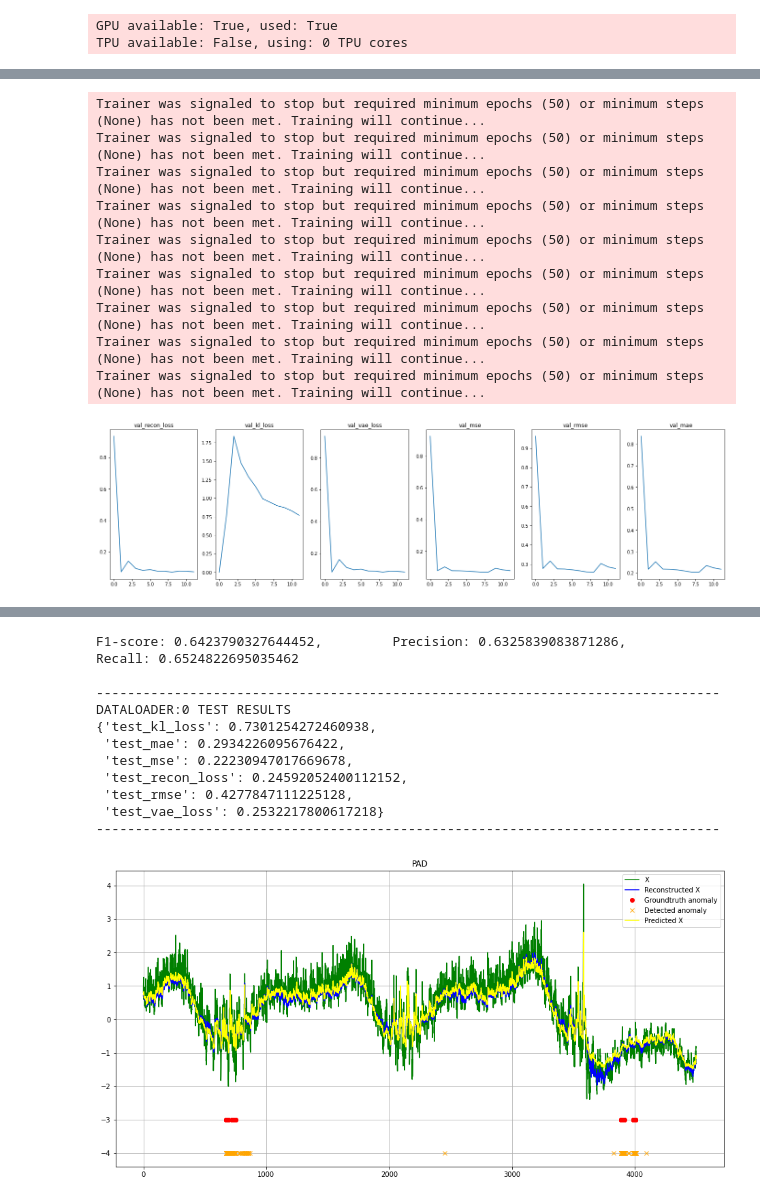
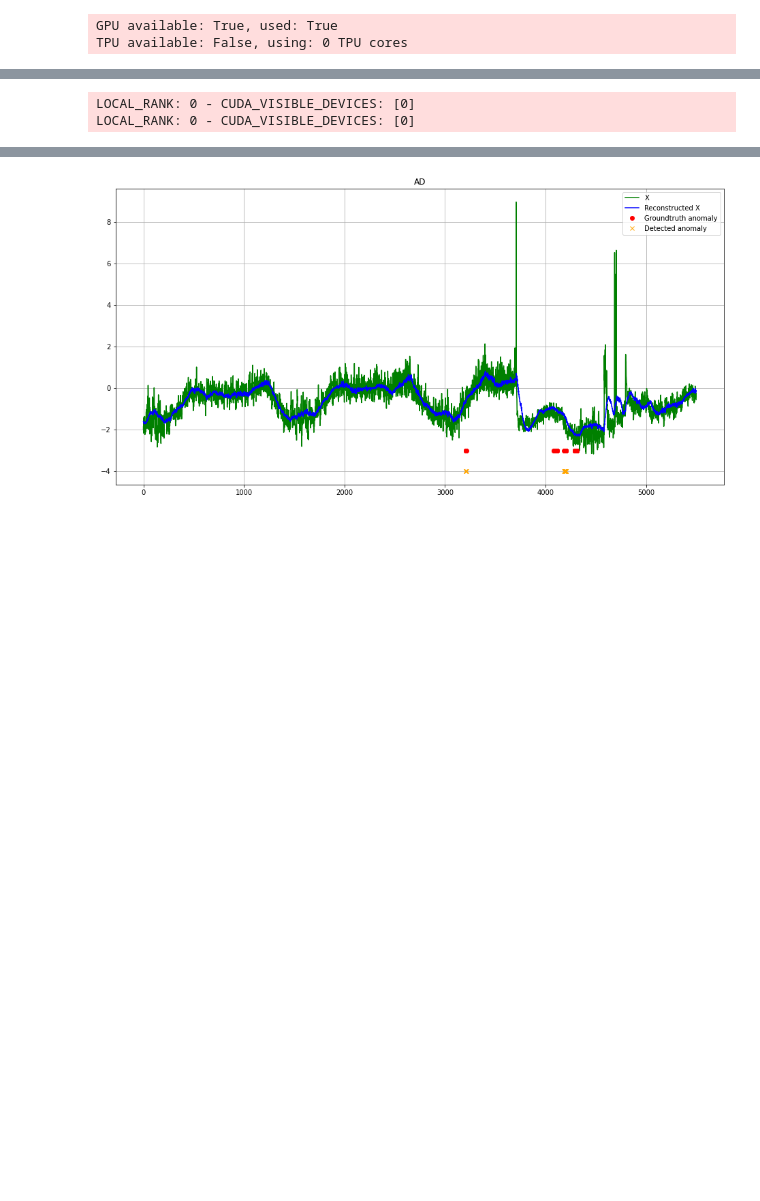
Before and after one commit to zloelias/hse-project-vae-lstm, a Jupyter notebook: vae.ipynb, the cells around one changed output, grey strips where cells are left out. Drawn from its saved outputs; the diff is of its cells as text; code cells hidden in the pictures; blank space fills up the shorter version.

```diff
--- a/vae.ipynb
+++ b/vae.ipynb
@@ -663,6 +723,7 @@ LOCAL_RANK: 0 - CUDA_VISIBLE_DEVICES: [0]
 # %%
 model.vae.clear()
 model.lstm.clear()
+model.vae.w = np.array([])
 pad_trainer.test(model, test_dataloaders=test_dataloader)
 # %% [output]
 LOCAL_RANK: 0 - CUDA_VISIBLE_DEVICES: [0]
@@ -684,13 +745,15 @@ DATALOADER:0 TEST RESULTS
 # %%
-model.vae.k_ = 8.5
+model.vae.k_ = 11.5 #16 #26.4 #3.8
 model.vae.detect_anomaly()
+#model.vae.anomaly_pointwise = (model.vae.mae_recon > model.vae.mae_std_ * model.vae.k_ ).astype(int)
+#model.vae.adjust_detected_anomaly()
 
 mse = pad_trainer.logged_metrics['test_mse'].detach().item()
 rmse = pad_trainer.logged_metrics['test_rmse'].detach().item()
 mae = pad_trainer.logged_metrics['test_mae'].detach().item()
 metrics_prediction.append([mse, rmse, mae])
 
-p, r, f, _ = precision_recall_fscore_support(model.vae.anomaly_groundtruth, model.vae.anomaly_adjusted, average='binary')
+p, r, f, _ = precision_recall_fscore_support(model.vae.anomaly_groundtruth, model.vae.anomaly_adjusted, average='binary', zero_division=0)
 metrics_detection.append([f, p, r])
 
 print_predictor_metrics(mse, rmse, mae, beta, lmbda, 'PAD')
@@ -721,7 +784,7 @@ DATALOADER:0 TEST RESULTS
 # %%
 # PAD
 
-betas = [.1, 1, 10]
+betas = [.1, 1]#, 10]
 lmbda = 1
 for beta in betas:
     pad_trainer = pl.Trainer(
@@ -735,17 +798,18 @@ for beta in betas:
     )
     model = VAE_LSTM(beta=beta, lmbda=lmbda)
     pad_trainer.fit(model, train_dataloader, val_dataloader)
-    if not DEBUG:
-        with open(f'/content/gdrive/My Drive/Colab Notebooks/hse-project-vae-lstm/PAD{beta}.pcl', 'wb') as f:
-            pickle.dump(model, f)
-
     plot_training(model.trainer.logged_metrics, ['val_recon_loss', 'val_kl_loss', 'val_vae_loss', 'val_mse', 'val_rmse', 'val_mae'])
 
     model.vae.clear()
     model.lstm.clear()
     pad_trainer.test(model, test_dataloaders=test_dataloader)
 
+    model.vae.k_ = 8.4
     model.vae.detect_anomaly()
+
+    if not DEBUG:
+        with open(f'/content/gdrive/My Drive/Colab Notebooks/hse-project-vae-lstm/PAD-{beta}-{lmbda}.pcl', 'wb') as f:
+            pickle.dump(model, f)
 
     mse = pad_trainer.logged_metrics['test_mse'].detach().item()
     rmse = pad_trainer.logged_metrics['test_rmse'].detach().item()
@@ -761,7 +825,7 @@ for beta in betas:
     model.vae.clear()
     model.lstm.clear()
     pad_trainer.test(model, test_dataloaders=plot_dataloader)
-    plot_model(model.vae, prediction=model.lstm.y_pred, ts_start=5500, ts_end=10000, title='PAD')
+    plot_model(model.vae, prediction=model.lstm.y_pred, ts_start=500, ts_end=6000, title='PAD')
 # %% [output]
 GPU available: True, used: True
 TPU available: False, using: 0 TPU cores
@@ -840,9 +1098,6 @@ LOCAL_RANK: 0 - CUDA_VISIBLE_DEVICES: [0]
 # %%
-beta, lmbda = 0.01, 1
-
-model = VAE_LSTM(beta=beta, use_weights=False)
-
-pad_trainer = pl.Trainer(
+beta = 0.01
+trainer = pl.Trainer(
     gpus=gpus,
     callbacks=[early_stop_callback],
     check_val_every_n_epoch=check_val_every_n_epoch,
@@ -852,36 +1107,32 @@ pad_trainer = pl.Trainer(
     gradient_clip_val=0.8
 )
 
-pad_trainer.fit(model, train_dataloader, val_dataloader)
+model = VAE(beta=beta)
+trainer.fit(model, train_dataloader, val_dataloader)
 
 if not DEBUG:
-    with open(f'/content/gdrive/My Drive/Colab Notebooks/hse-project-vae-lstm/PAD-no-weights.pcl', 'wb') as f:
+    with open(f'/content/gdrive/My Drive/Colab Notebooks/hse-project-vae-lstm/AD.pcl', 'wb') as f:
         pickle.dump(model, f)
 
-plot_training(model.trainer.logged_metrics, ['val_recon_loss', 'val_kl_loss', 'val_vae_loss', 'val_mse', 'val_rmse', 'val_mae'])
 
-model.vae.clear()
-model.lstm.clear()
+plot_training(model.trainer.logged_metrics, ['val_recon_loss', 'val_kl_loss', 'val_loss'])
+
 pad_trainer.test(model, test_dataloaders=test_dataloader)
 
-model.vae.detect_anomaly()
+model.clear()
+pad_trainer.test(model, test_dataloaders=test_dataloader)
 
-mse = pad_trainer.logged_metrics['test_mse'].detach().item()
-rmse = pad_trainer.logged_metrics['test_rmse'].detach().item()
-mae = pad_trainer.logged_metrics['test_mae'].detach().item()
-metrics_prediction.append([mse, rmse, mae])
+model.detect_anomaly()
 
-p, r, f, _ = precision_recall_fscore_support(model.vae.anomaly_groundtruth, model.vae.anomaly_adjusted, average='binary')
+p, r, f, _ = precision_recall_fscore_support(model.anomaly_groundtruth, model.anomaly_adjusted, average='binary')
 metrics_detection.append([f, p, r])
 
-print_predictor_metrics(mse, rmse, mae, beta, lmbda, 'PAD')
-print_detector_metrics(model.vae.anomaly_groundtruth, model.vae.anomaly_adjusted, beta, lmbda, 'PAD-')
+print_detector_metrics(model.anomaly_groundtruth, model.anomaly_adjusted, beta, lmbda, 'AD')
 #plot_model(model.vae, prediction=model.lstm.y_pred, ts_start=130000, ts_end=137500, title='PAD')
 
-model.vae.clear()
-model.lstm.clear()
+model.clear()
 pad_trainer.test(model, test_dataloaders=plot_dataloader)
-plot_model(model.vae, prediction=model.lstm.y_pred, ts_start=5500, ts_end=10000, title='PAD')
+plot_model(model, ts_start=500, ts_end=6000, title='AD')
 # %% [output]
 GPU available: True, used: True
 TPU available: False, using: 0 TPU cores
@@ -899,10 +1154,2 @@ LOCAL_RANK: 0 - CUDA_VISIBLE_DEVICES: [0]
-Trainer was signaled to stop but required minimum epochs (50) or minimum steps (None) has not been met. Training will continue...
-Trainer was signaled to stop but required minimum epochs (50) or minimum steps (None) has not been met. Training will continue...
-Trainer was signaled to stop but required minimum epochs (50) or minimum steps (None) has not been met. Training will continue...
-Trainer was signaled to stop but required minimum epochs (50) or minimum steps (None) has not been met. Training will continue...
-Trainer was signaled to stop but required minimum epochs (50) or minimum steps (None) has not been met. Training will continue...
-Trainer was signaled to stop but required minimum epochs (50) or minimum steps (None) has not been met. Training will continue...
-Trainer was signaled to stop but required minimum epochs (50) or minimum steps (None) has not been met. Training will continue...
-Trainer was signaled to stop but required minimum epochs (50) or minimum steps (None) has not been met. Training will continue...
-Trainer was signaled to stop but required minimum epochs (50) or minimum steps (None) has not been met. Training will continue...
+LOCAL_RANK: 0 - CUDA_VISIBLE_DEVICES: [0]
+LOCAL_RANK: 0 - CUDA_VISIBLE_DEVICES: [0]
-[figure, old version]
@@ -923,12 +1187 @@ LOCAL_RANK: 0 - CUDA_VISIBLE_DEVICES: [0]
-F1-score: 0.6423790327644452,         Precision: 0.6325839083871286,         Recall: 0.6524822695035462
-
---------------------------------------------------------------------------------
-DATALOADER:0 TEST RESULTS
-{'test_kl_loss': 0.7301254272460938,
- 'test_mae': 0.2934226095676422,
- 'test_mse': 0.22230947017669678,
- 'test_recon_loss': 0.24592052400112152,
- 'test_rmse': 0.4277847111225128,
- 'test_vae_loss': 0.2532217800617218}
---------------------------------------------------------------------------------
-[figure, old version]
+[figure, new version]
```
Also changed, not shown: parts of 25 cells of this notebook.
